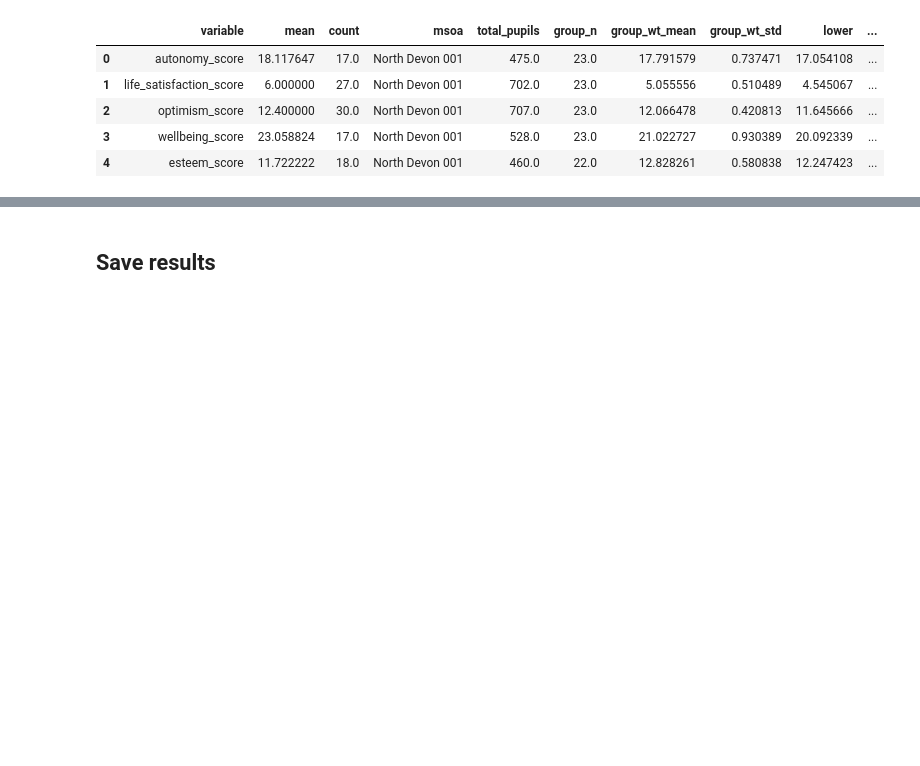
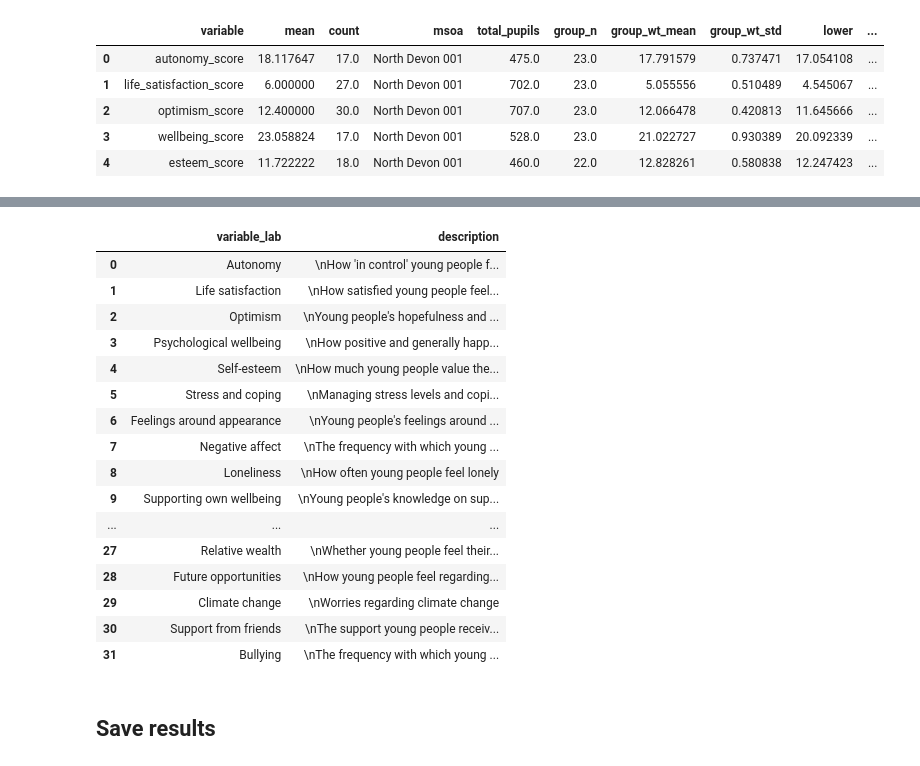
Before and after one commit to kailo-beewell/synthetic_northern_devon_dashboard, a Jupyter notebook: create_and_process_data/2_aggregate_scores.ipynb, the cells around one changed output, grey strips where cells are left out. Saved outputs shown, nothing was run; the diff lists cells and outputs as text; code cells hidden in the pictures; blank space fills up the shorter version.

```diff
--- a/create_and_process_data/2_aggregate_scores.ipynb
+++ b/create_and_process_data/2_aggregate_scores.ipynb
@@ -100,3 +128,27 @@ rag.head()
+# %%
+# Add labels to dataframe
+rag['description'] = rag['variable'].map(topic_description_dict)
+
+# View each of the topics and their label
+rag[['variable_lab', 'description']].drop_duplicates()
+# %% [output]
+|  | variable_lab | description |
+| 0 | Autonomy | \nHow 'in control' young people f... |
+| 1 | Life satisfaction | \nHow satisfied young people feel... |
+| 2 | Optimism | \nYoung people's hopefulness and ... |
+| 3 | Psychological wellbeing | \nHow positive and generally happ... |
+| 4 | Self-esteem | \nHow much young people value the... |
+| 5 | Stress and coping | \nManaging stress levels and copi... |
+| 6 | Feelings around appearance | \nYoung people's feelings around ... |
+| 7 | Negative affect | \nThe frequency with which young ... |
+| 8 | Loneliness | \nHow often young people feel lonely |
+| 9 | Supporting own wellbeing | \nYoung people's knowledge on sup... |
+| ... | ... | ... |
+| 27 | Relative wealth | \nWhether young people feel their... |
+| 28 | Future opportunities | \nHow young people feel regarding... |
+| 29 | Climate change | \nWorries regarding climate change |
+| 30 | Support from friends | \nThe support young people receiv... |
+| 31 | Bullying | \nThe frequency with which young ... |
 # %% [markdown]
 ## Save results
 # %%
```
Also changed, not shown: parts of 6 cells of this notebook, 1 other file.
